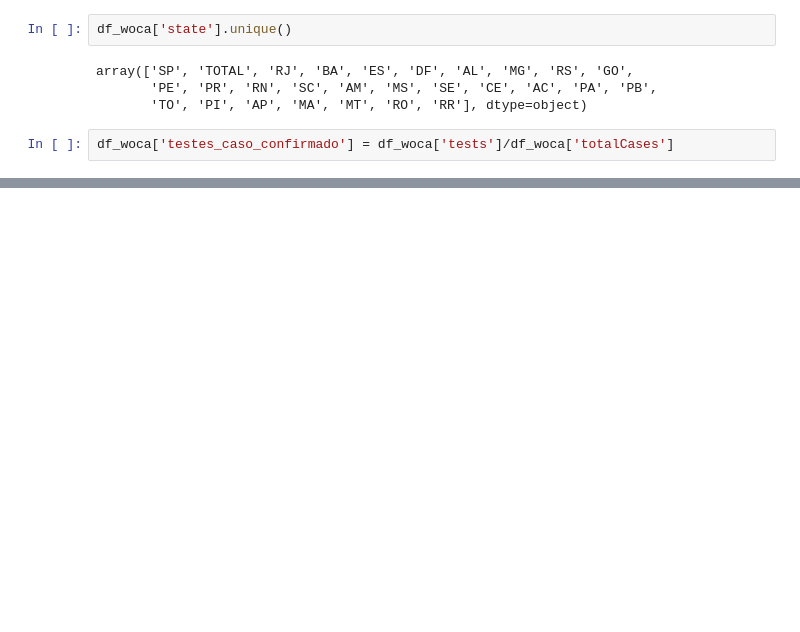
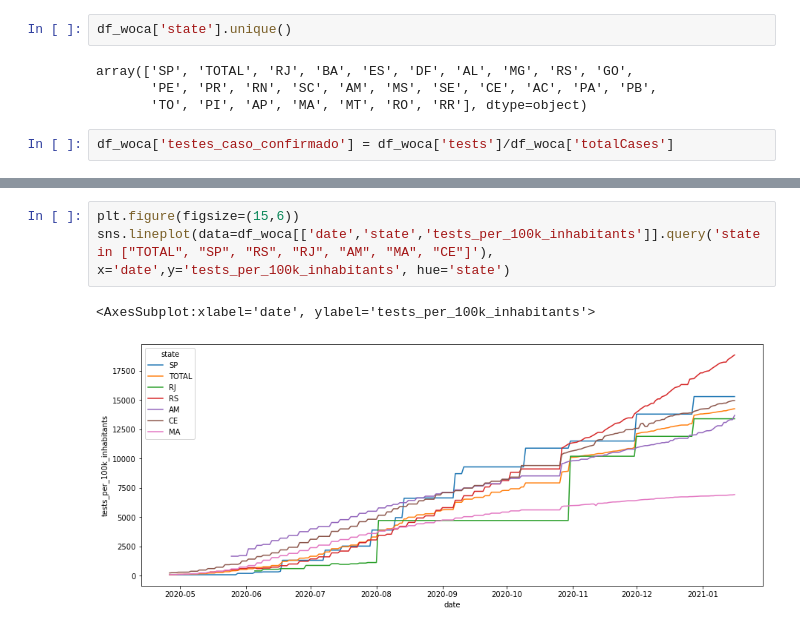
Before and after one commit to fontanads/bootcamp_dsa_2021, a Jupyter notebook: src/notebooks/new_notebook.ipynb, the cells around one changed output, grey strips where cells are left out. Drawn from its saved outputs; the diff is of its cells as text; blank space fills up the shorter version.

```diff
--- a/src/notebooks/new_notebook.ipynb
+++ b/src/notebooks/new_notebook.ipynb
@@ -112,0 +249,6 @@ pyo.plot(fig, filename='lineplot.html')
+# %%
+plt.figure(figsize=(15,6))
+sns.lineplot(data=df_woca[['date','state','tests_per_100k_inhabitants']].query('state in ["TOTAL", "SP", "RS", "RJ", "AM", "MA", "CE"]'), x='date',y='tests_per_100k_inhabitants', hue='state')
+# %% [output]
+<AxesSubplot:xlabel='date', ylabel='tests_per_100k_inhabitants'>
+[figure, added]
```
Also changed, not shown: parts of 20 cells of this notebook, 8 other files.
